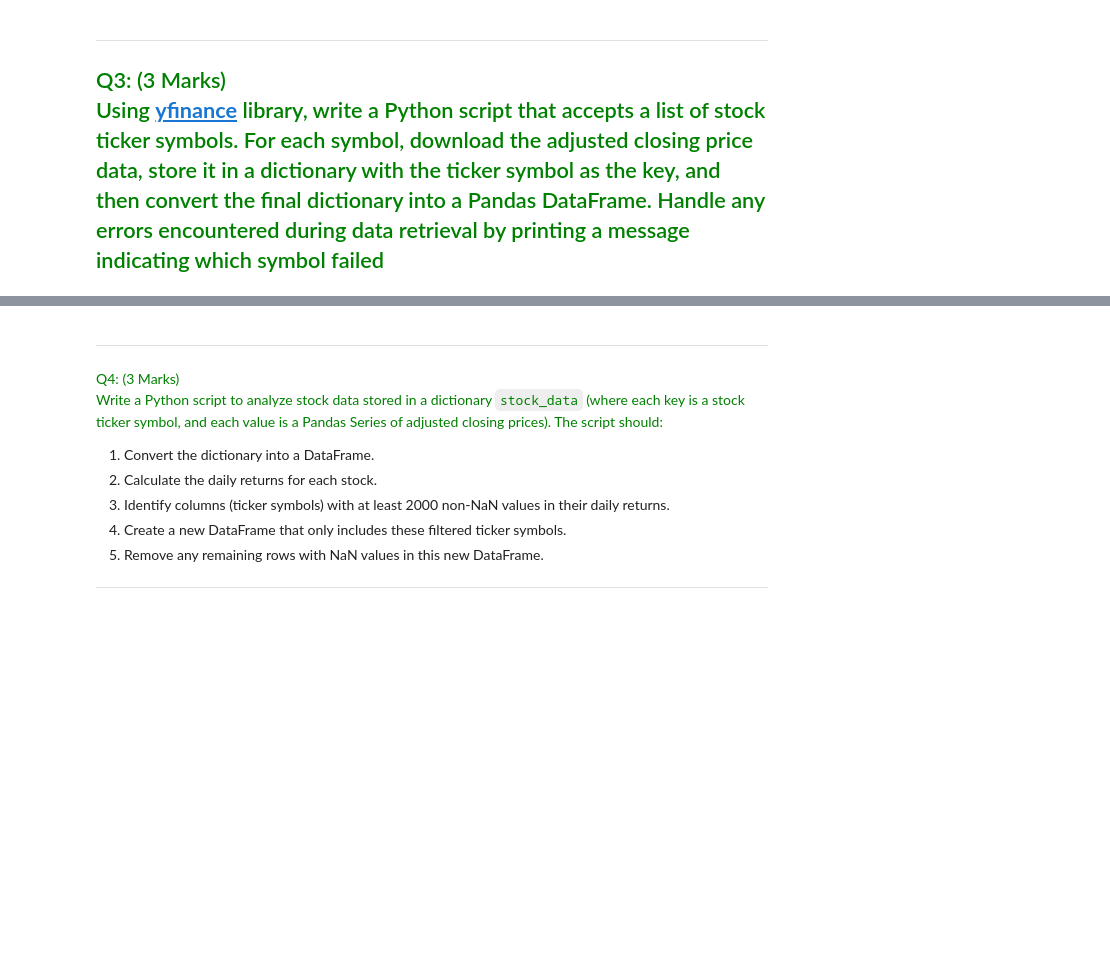
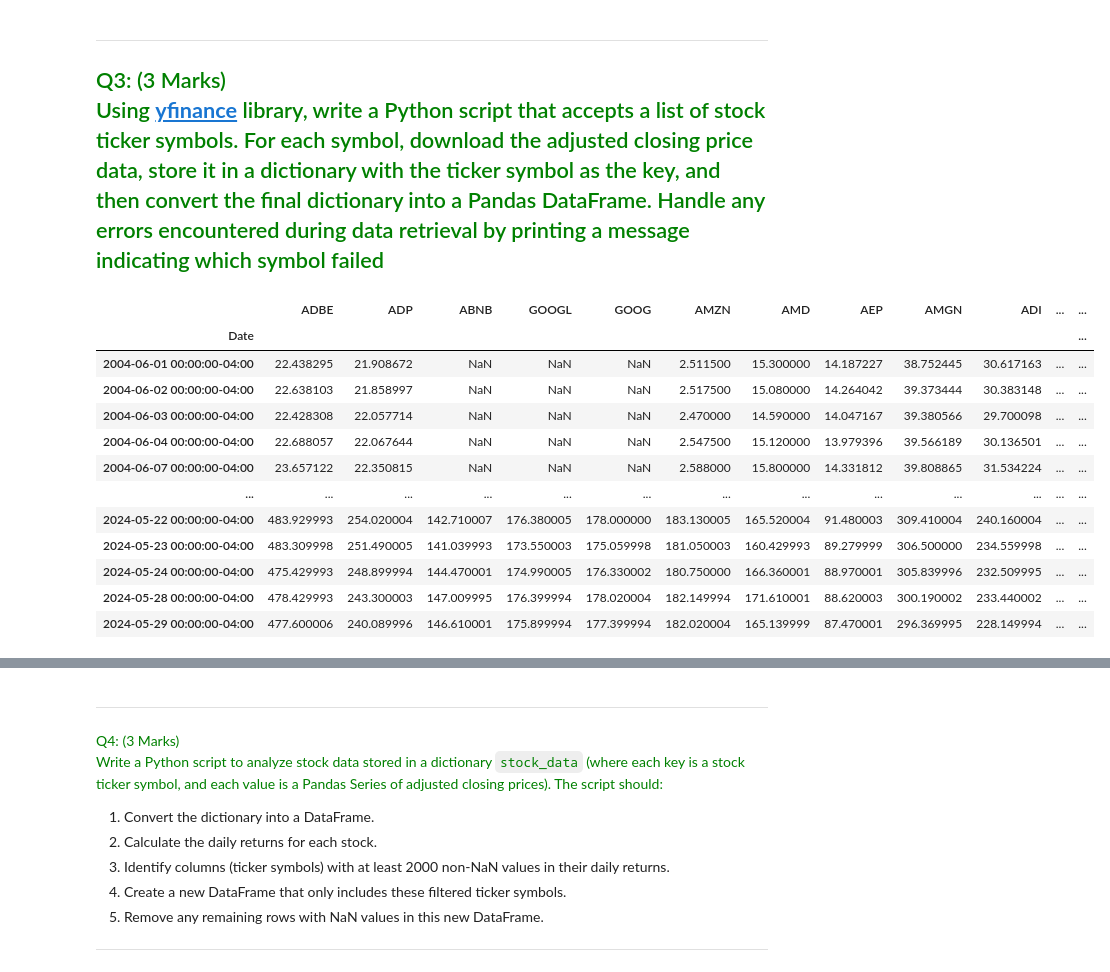
Before and after one commit to talhajamal11/ML_Project, a Jupyter notebook: src/CourseWork.ipynb, the cells around one changed output, grey strips where cells are left out. Cells and saved outputs as stored; diff of their text form; code cells hidden in the pictures; blank space fills up the shorter version.

```diff
--- a/src/CourseWork.ipynb
+++ b/src/CourseWork.ipynb
@@ -160,19 +159,32 @@ Using **[yfinance](https://pypi.org/project/yfinance/)** library, write a Python
 # %%
 # lets use yfinance to get the stock data write a Python script that accepts a list of stock ticker symbols. For each symbol, download the adjusted closing price data, store it in a dictionary with the ticker symbol as the key, and then convert the final dictionary into a Pandas DataFrame. Handle any errors encountered during data retrieval by printing a message indicating which symbol failed
 
 import yfinance as yf
 
 def get_stock_data(tickers_list):
     stock_data = {}
     for ticker in tickers_list:
         try:
             stock = yf.Ticker(ticker)
             stock_data[ticker] = stock.history('20y')['Close']
         except:
             print(f'Failed to get data for {ticker}')
     return stock_data
 
 stock_data = get_stock_data(tickers_list)
 df = pd.DataFrame(stock_data)
-print(df)
+df
 # %% [output]
+|  | ADBE | ADP | ABNB | GOOGL | GOOG | AMZN | AMD | AEP | AMGN | ADI | ... | ... |
+| Date |  |  |  |  |  |  |  |  |  |  |  | ... |
+| 2004-06-01 00:00:00-04:00 | 22.438295 | 21.908672 | NaN | NaN | NaN | 2.511500 | 15.300000 | 14.187227 | 38.752445 | 30.617163 | ... | ... |
+| 2004-06-02 00:00:00-04:00 | 22.638103 | 21.858997 | NaN | NaN | NaN | 2.517500 | 15.080000 | 14.264042 | 39.373444 | 30.383148 | ... | ... |
+| 2004-06-03 00:00:00-04:00 | 22.428308 | 22.057714 | NaN | NaN | NaN | 2.470000 | 14.590000 | 14.047167 | 39.380566 | 29.700098 | ... | ... |
+| 2004-06-04 00:00:00-04:00 | 22.688057 | 22.067644 | NaN | NaN | NaN | 2.547500 | 15.120000 | 13.979396 | 39.566189 | 30.136501 | ... | ... |
+| 2004-06-07 00:00:00-04:00 | 23.657122 | 22.350815 | NaN | NaN | NaN | 2.588000 | 15.800000 | 14.331812 | 39.808865 | 31.534224 | ... | ... |
+| ... | ... | ... | ... | ... | ... | ... | ... | ... | ... | ... | ... | ... |
+| 2024-05-22 00:00:00-04:00 | 483.929993 | 254.020004 | 142.710007 | 176.380005 | 178.000000 | 183.130005 | 165.520004 | 91.480003 | 309.410004 | 240.160004 | ... | ... |
+| 2024-05-23 00:00:00-04:00 | 483.309998 | 251.490005 | 141.039993 | 173.550003 | 175.059998 | 181.050003 | 160.429993 | 89.279999 | 306.500000 | 234.559998 | ... | ... |
+| 2024-05-24 00:00:00-04:00 | 475.429993 | 248.899994 | 144.470001 | 174.990005 | 176.330002 | 180.750000 | 166.360001 | 88.970001 | 305.839996 | 232.509995 | ... | ... |
+| 2024-05-28 00:00:00-04:00 | 478.429993 | 243.300003 | 147.009995 | 176.399994 | 178.020004 | 182.149994 | 171.610001 | 88.620003 | 300.190002 | 233.440002 | ... | ... |
+| 2024-05-29 00:00:00-04:00 | 477.600006 | 240.089996 | 146.610001 | 175.899994 | 177.399994 | 182.020004 | 165.139999 | 87.470001 | 296.369995 | 228.149994 | ... | ... |
```
Also changed, not shown: parts of 16 cells of this notebook.
